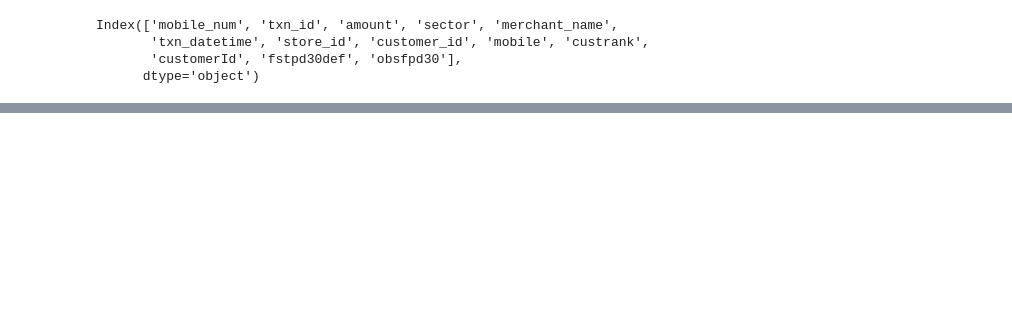
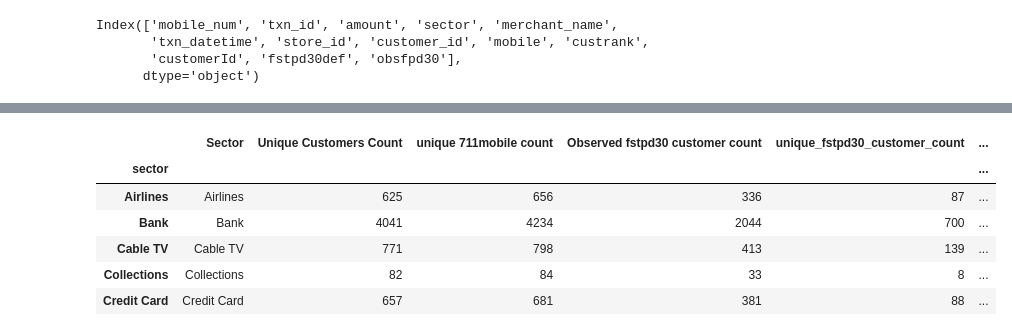
Before and after one commit to dchakroborti-tonik/711_Analysis, a Jupyter notebook: Notebook/711analysis.ipynb, the cells around one changed output, grey strips where cells are left out. Saved outputs shown, nothing was run; the diff lists cells and outputs as text; code cells hidden in the pictures; blank space fills up the shorter version.

```diff
--- a/Notebook/711analysis.ipynb
+++ b/Notebook/711analysis.ipynb
@@ -225,0 +213,10 @@ Sector-wise Default Rate and Unique Customers Count (sorted from highest to lowe
+# %%
+result_df.head()
+# %% [output]
+|  | Sector | Unique Customers Count | unique 711mobile count | Observed fstpd30 customer count | unique_fstpd30_customer_count | ... |
+| sector |  |  |  |  |  | ... |
+| Airlines | Airlines | 625 | 656 | 336 | 87 | ... |
+| Bank | Bank | 4041 | 4234 | 2044 | 700 | ... |
+| Cable TV | Cable TV | 771 | 798 | 413 | 139 | ... |
+| Collections | Collections | 82 | 84 | 33 | 8 | ... |
+| Credit Card | Credit Card | 657 | 681 | 381 | 88 | ... |
```
Also changed, not shown: parts of 9 cells of this notebook, 2 other files.
